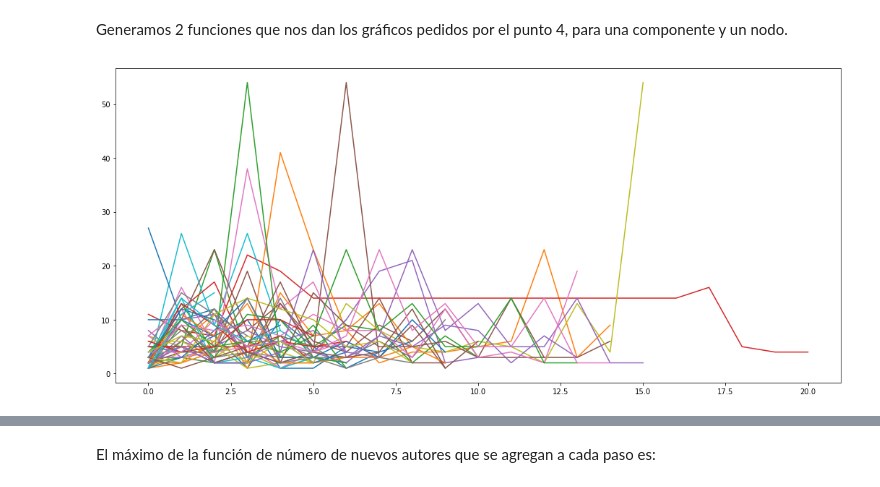
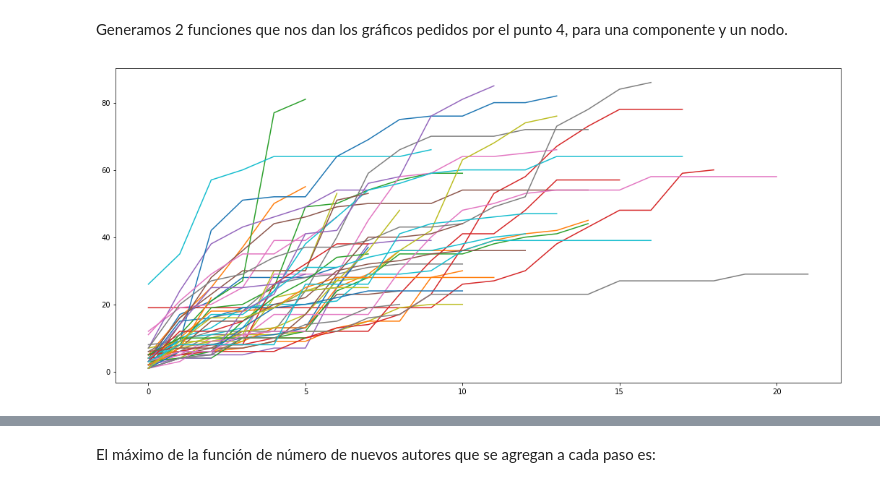
Before and after one commit to dgaus/cienciadatos, a Jupyter notebook: tp4/Ciencia de Datos - TP4.ipynb, the cells around one changed output, grey strips where cells are left out. Saved outputs shown, nothing was run; the diff lists cells and outputs as text; code cells hidden in the pictures.

```diff
--- a/tp4/Ciencia de Datos - TP4.ipynb
+++ b/tp4/Ciencia de Datos - TP4.ipynb
@@ -150,13 +162,14 @@ def generate_difference_between_added_neighbors_graphic(component, neighbors_per
 # %%
-# Iteramos aleatoriamente 10 veces, guardando la informacion de los vecinos del nodo aleatorio en una lista.
-# Luego, generamos el gráfico de cantidad de autores vs distancia.
+# Iteramos aleatoriamente 50 veces, guardando la informacion de los vecinos del nodo aleatorio en una lista.
 neighbors_per_node_list = []
 for i in range(50):
-    random_node, neighbors_per_node = generate_random_node_info_from_component(biggest_connected_component)
+    random_node, neighbors_per_node = generate_walk_info_from_component(biggest_connected_component)
     neighbors_per_node_list.append(neighbors_per_node)
-for neighbors_per_node in neighbors_per_node_list:
-    generate_amount_of_neighbors_graphic(biggest_connected_component, neighbors_per_node)
-# %% [output]
-[figure, removed]
+# %%
+# Generamos el gráfico de cantidad de autores vs distancia.
+for neighbors_per_node in neighbors_per_node_list:
+    graph_amount_of_reachable_authors(biggest_connected_component, neighbors_per_node)
+# %% [output]
+[figure, added]
 # %%
 # Generamos el gráfico de diferencia de vecinos agregados vs distancia.
```
Also changed, not shown: parts of 26 cells of this notebook.
